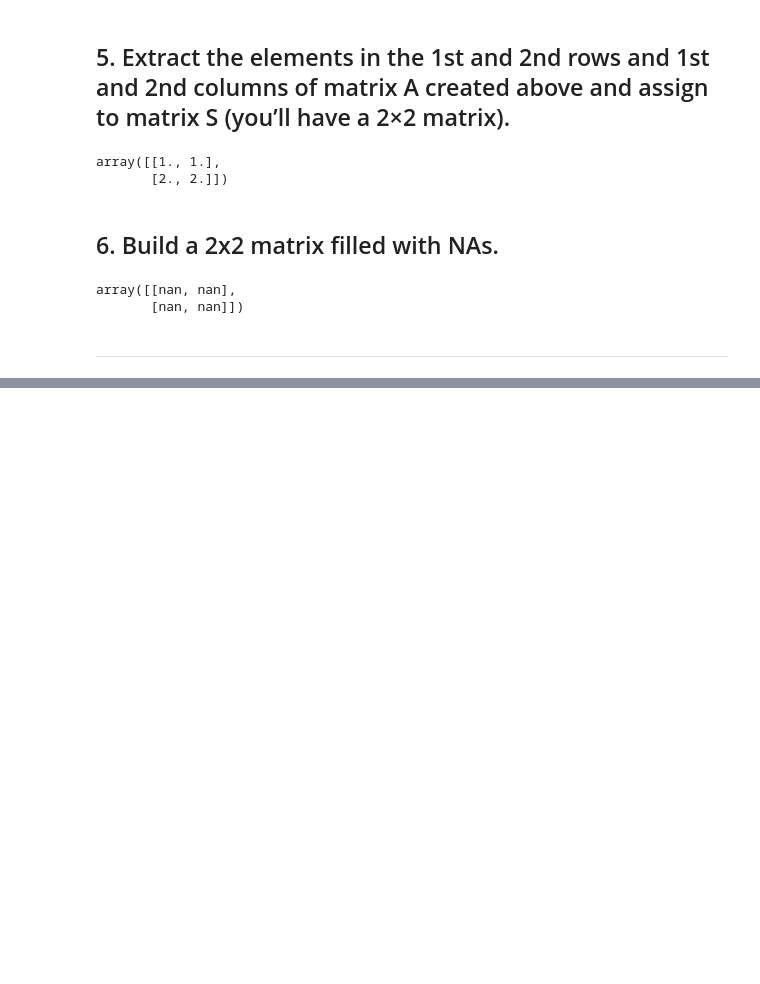
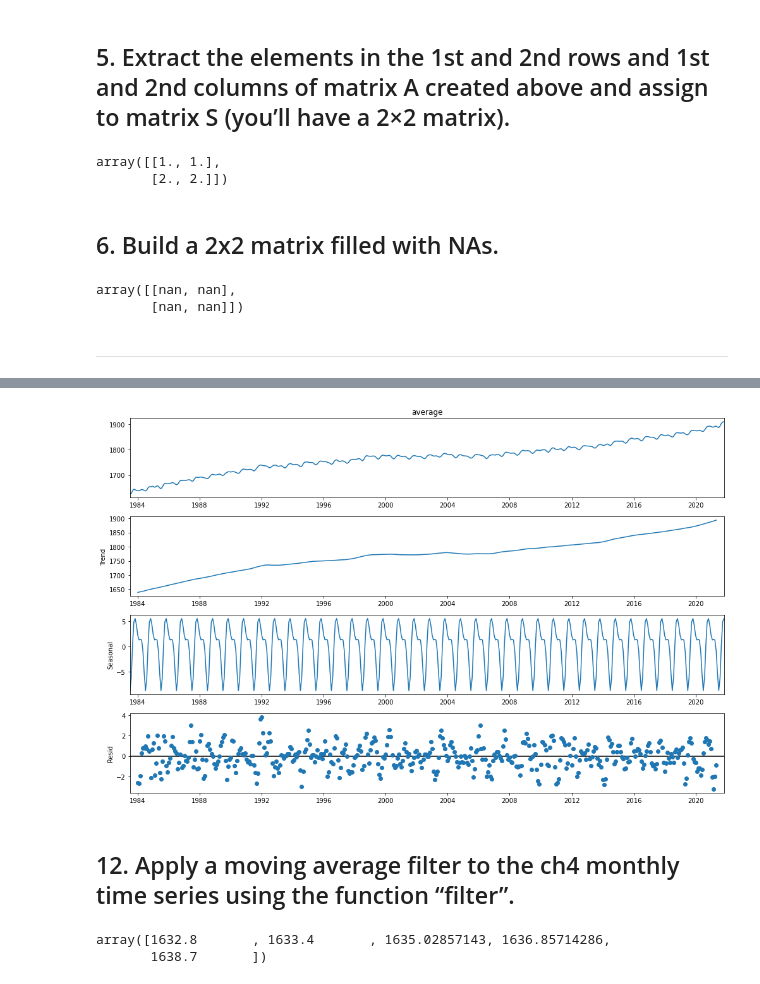
Before and after one commit to profxj/ocea200, a Jupyter notebook: OCEA-267/Lectures/Exercise_W1_L2.ipynb, the cells around one changed output, grey strips where cells are left out. Drawn from its saved outputs; the diff is of its cells as text; code cells hidden in the pictures; blank space fills up the shorter version.

```diff
--- a/OCEA-267/Lectures/Exercise_W1_L2.ipynb
+++ b/OCEA-267/Lectures/Exercise_W1_L2.ipynb
@@ -57,0 +130,18 @@ array([[nan, nan],
+# %%
+result=seasonal_decompose(ch4['average'], model='additive', period=12)
+# %%
+fig = result.plot()
+fig.set_size_inches((14, 9))
+# Tight layout to realign things
+fig.tight_layout()
+plt.show()
+# %% [output]
+[figure, added]
+# %% [markdown]
+## 12. Apply a moving average filter to the ch4 monthly time series using the function “filter”.
+# %%
+filt_data = uniform_filter1d(ch4.average, size=7)
+filt_data[0:5]
+# %% [output]
+array([1632.8       , 1633.4       , 1635.02857143, 1636.85714286,
+       1638.7       ])
```
Also changed, not shown: parts of 16 cells of this notebook.
